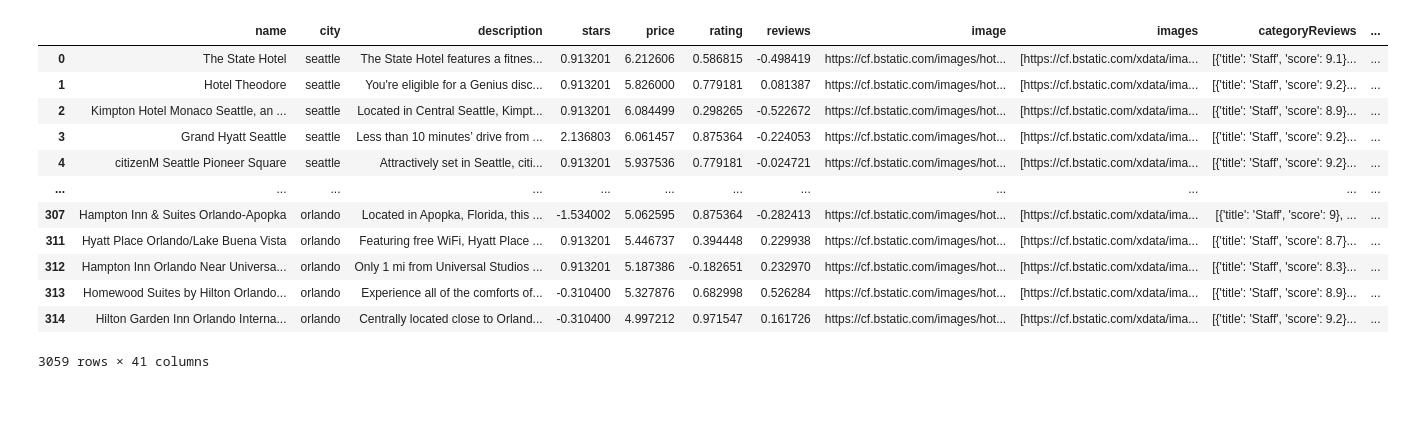
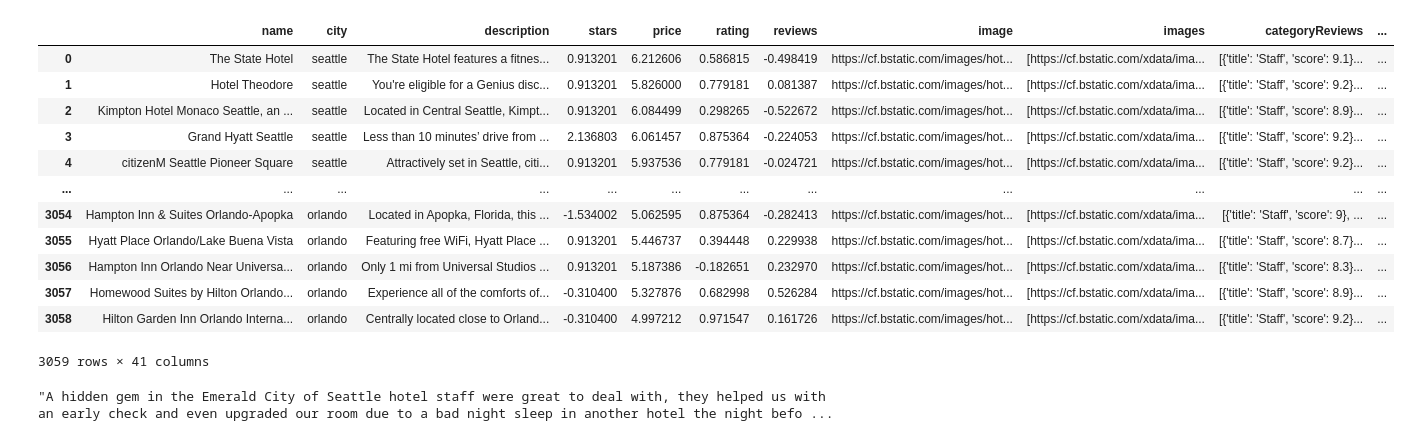
Before and after one commit to john-zhang-uoft/hotel_price_prediction, a Jupyter notebook: src/extract_json.ipynb, the cells around one changed output. Cells and saved outputs as stored; diff of their text form; code cells hidden in the pictures; blank space fills up the shorter version.

```diff
--- a/src/extract_json.ipynb
+++ b/src/extract_json.ipynb
@@ -2,15 +2,17 @@
 import pandas as pd
 import numpy as np
 from os import listdir
+import json
 
 COLUMNS = ["name", "city", "description", "stars", "price", "rating", "reviews", "image", "images",
            "categoryReviews", "userReviews"]
 CATEGORIES = ["staff", "facilities", "cleanliness", "comfort", "valueForMoney", "location"]
+RCATEGORIES = ["staff", "facilities", "cleanliness", "comfort", "location"]
 
 # reads the file and selects columns
 dataframes = []
-for file in listdir("../data/"):
-    temp_df = pd.read_json(f"../data/{file}")
+for file in listdir("../data/listings/"):
+    temp_df = pd.read_json(f"../data/listings/{file}")
     temp_df["city"] = file[:-12]
     temp_df = temp_df[COLUMNS]
     dataframes.append(temp_df)
@@ -20,40 +22,60 @@ df = pd.concat(dataframes)
 for i, var_name in enumerate(CATEGORIES):
     df[var_name] = df["categoryReviews"].str[i].str['score']
 
 # if duplicate or no reviews are available, drop row
 df = df[df["reviews"] > 0]
 df = df.dropna()
 df = df.drop_duplicates(subset=["name", "city"])
 
 # normalize the values of numerical attributes and adjust buggy prices
 df.loc[df["price"] < 5, "price"] = 1000 * df.loc[df["price"] < 10, "price"]
 for column in ["stars", "reviews", "rating"] + CATEGORIES:
     df[column] = (df[column] - np.mean(df[column])) / np.std(df[column])
 
 # add the one-hot-encoding for cities
 df = pd.concat([df, pd.get_dummies(df["city"])], axis=1)
 
 # change the price to be in log form
 df["price"] = np.log(df["price"])
 
+df = df.reset_index(drop=True)
+
+# obtain a big string with reviews
+for i in range(df.shape[0]):
+    reviews = df.loc[i, "userReviews"]
+    new_string = ""
+    for review in reviews:
+        try:
+            new_string += " ".join((review["title"], review["positive"], review["negative"], " "))
+        except TypeError:
+            pass
+
+    if len(new_string) == 0:
+        new_string = "no reviews"
+
+    df.loc[i, "userReviews"] = new_string
+
 # save it as a csv to be used in other places
 df.to_csv("data.csv", index=False)
-
 df
 # %% [output]
 |  | name | city | description | stars | price | rating | reviews | image | images | categoryReviews | ... |
 | 0 | The State Hotel | seattle | The State Hotel features a fitnes... | 0.913201 | 6.212606 | 0.586815 | -0.498419 | https://cf.bstatic.com/images/hot... | [https://cf.bstatic.com/xdata/ima... | [{'title': 'Staff', 'score': 9.1}... | ... |
 | 1 | Hotel Theodore | seattle | You're eligible for a Genius disc... | 0.913201 | 5.826000 | 0.779181 | 0.081387 | https://cf.bstatic.com/images/hot... | [https://cf.bstatic.com/xdata/ima... | [{'title': 'Staff', 'score': 9.2}... | ... |
 | 2 | Kimpton Hotel Monaco Seattle, an ... | seattle | Located in Central Seattle, Kimpt... | 0.913201 | 6.084499 | 0.298265 | -0.522672 | https://cf.bstatic.com/images/hot... | [https://cf.bstatic.com/xdata/ima... | [{'title': 'Staff', 'score': 8.9}... | ... |
 | 3 | Grand Hyatt Seattle | seattle | Less than 10 minutes’ drive from ... | 2.136803 | 6.061457 | 0.875364 | -0.224053 | https://cf.bstatic.com/images/hot... | [https://cf.bstatic.com/xdata/ima... | [{'title': 'Staff', 'score': 9.2}... | ... |
 | 4 | citizenM Seattle Pioneer Square | seattle | Attractively set in Seattle, citi... | 0.913201 | 5.937536 | 0.779181 | -0.024721 | https://cf.bstatic.com/images/hot... | [https://cf.bstatic.com/xdata/ima... | [{'title': 'Staff', 'score': 9.2}... | ... |
 | ... | ... | ... | ... | ... | ... | ... | ... | ... | ... | ... | ... |
-| 307 | Hampton Inn & Suites Orlando-Apopka | orlando | Located in Apopka, Florida, this ... | -1.534002 | 5.062595 | 0.875364 | -0.282413 | https://cf.bstatic.com/images/hot... | [https://cf.bstatic.com/xdata/ima... | [{'title': 'Staff', 'score': 9}, ... | ... |
-| 311 | Hyatt Place Orlando/Lake Buena Vista | orlando | Featuring free WiFi, Hyatt Place ... | 0.913201 | 5.446737 | 0.394448 | 0.229938 | https://cf.bstatic.com/images/hot... | [https://cf.bstatic.com/xdata/ima... | [{'title': 'Staff', 'score': 8.7}... | ... |
-| 312 | Hampton Inn Orlando Near Universa... | orlando | Only 1 mi from Universal Studios ... | 0.913201 | 5.187386 | -0.182651 | 0.232970 | https://cf.bstatic.com/images/hot... | [https://cf.bstatic.com/xdata/ima... | [{'title': 'Staff', 'score': 8.3}... | ... |
-| 313 | Homewood Suites by Hilton Orlando... | orlando | Experience all of the comforts of... | -0.310400 | 5.327876 | 0.682998 | 0.526284 | https://cf.bstatic.com/images/hot... | [https://cf.bstatic.com/xdata/ima... | [{'title': 'Staff', 'score': 8.9}... | ... |
-| 314 | Hilton Garden Inn Orlando Interna... | orlando | Centrally located close to Orland... | -0.310400 | 4.997212 | 0.971547 | 0.161726 | https://cf.bstatic.com/images/hot... | [https://cf.bstatic.com/xdata/ima... | [{'title': 'Staff', 'score': 9.2}... | ... |
+| 3054 | Hampton Inn & Suites Orlando-Apopka | orlando | Located in Apopka, Florida, this ... | -1.534002 | 5.062595 | 0.875364 | -0.282413 | https://cf.bstatic.com/images/hot... | [https://cf.bstatic.com/xdata/ima... | [{'title': 'Staff', 'score': 9}, ... | ... |
+| 3055 | Hyatt Place Orlando/Lake Buena Vista | orlando | Featuring free WiFi, Hyatt Place ... | 0.913201 | 5.446737 | 0.394448 | 0.229938 | https://cf.bstatic.com/images/hot... | [https://cf.bstatic.com/xdata/ima... | [{'title': 'Staff', 'score': 8.7}... | ... |
+| 3056 | Hampton Inn Orlando Near Universa... | orlando | Only 1 mi from Universal Studios ... | 0.913201 | 5.187386 | -0.182651 | 0.232970 | https://cf.bstatic.com/images/hot... | [https://cf.bstatic.com/xdata/ima... | [{'title': 'Staff', 'score': 8.3}... | ... |
+| 3057 | Homewood Suites by Hilton Orlando... | orlando | Experience all of the comforts of... | -0.310400 | 5.327876 | 0.682998 | 0.526284 | https://cf.bstatic.com/images/hot... | [https://cf.bstatic.com/xdata/ima... | [{'title': 'Staff', 'score': 8.9}... | ... |
+| 3058 | Hilton Garden Inn Orlando Interna... | orlando | Centrally located close to Orland... | -0.310400 | 4.997212 | 0.971547 | 0.161726 | https://cf.bstatic.com/images/hot... | [https://cf.bstatic.com/xdata/ima... | [{'title': 'Staff', 'score': 9.2}... | ... |
 3059 rows × 41 columns
+# %%
+df.reset_index(drop=True).loc[0, "userReviews"]
+# %% [output]
+"A hidden gem in the Emerald City of Seattle hotel staff were great to deal with, they helped us with an early check and even upgraded our room due to a bad night sleep in another hotel the night befo ...
 # %%
 import seaborn as sns
 import matplotlib.pyplot as plt
```
Also changed, not shown: parts of 3 cells of this notebook, 35 other files.
